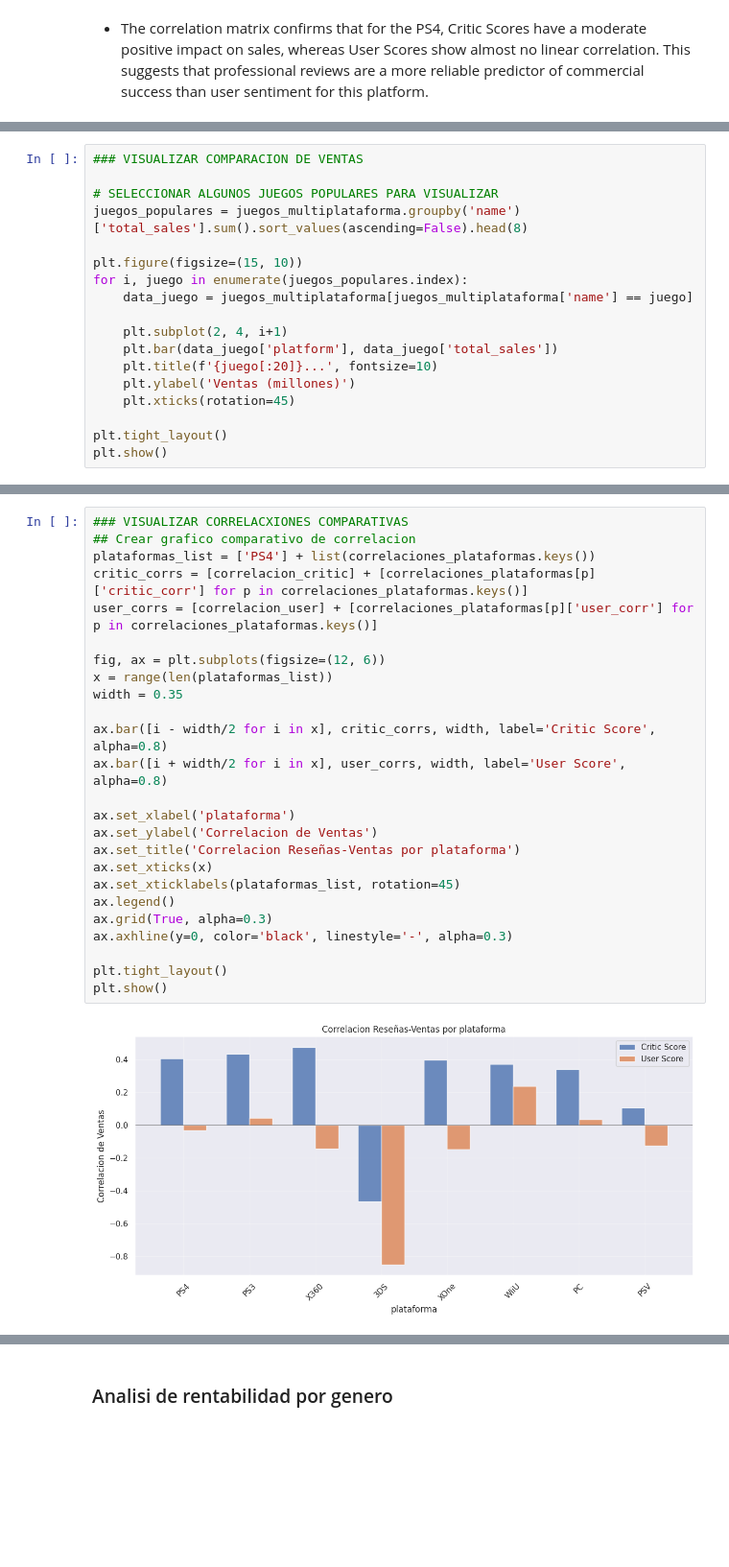
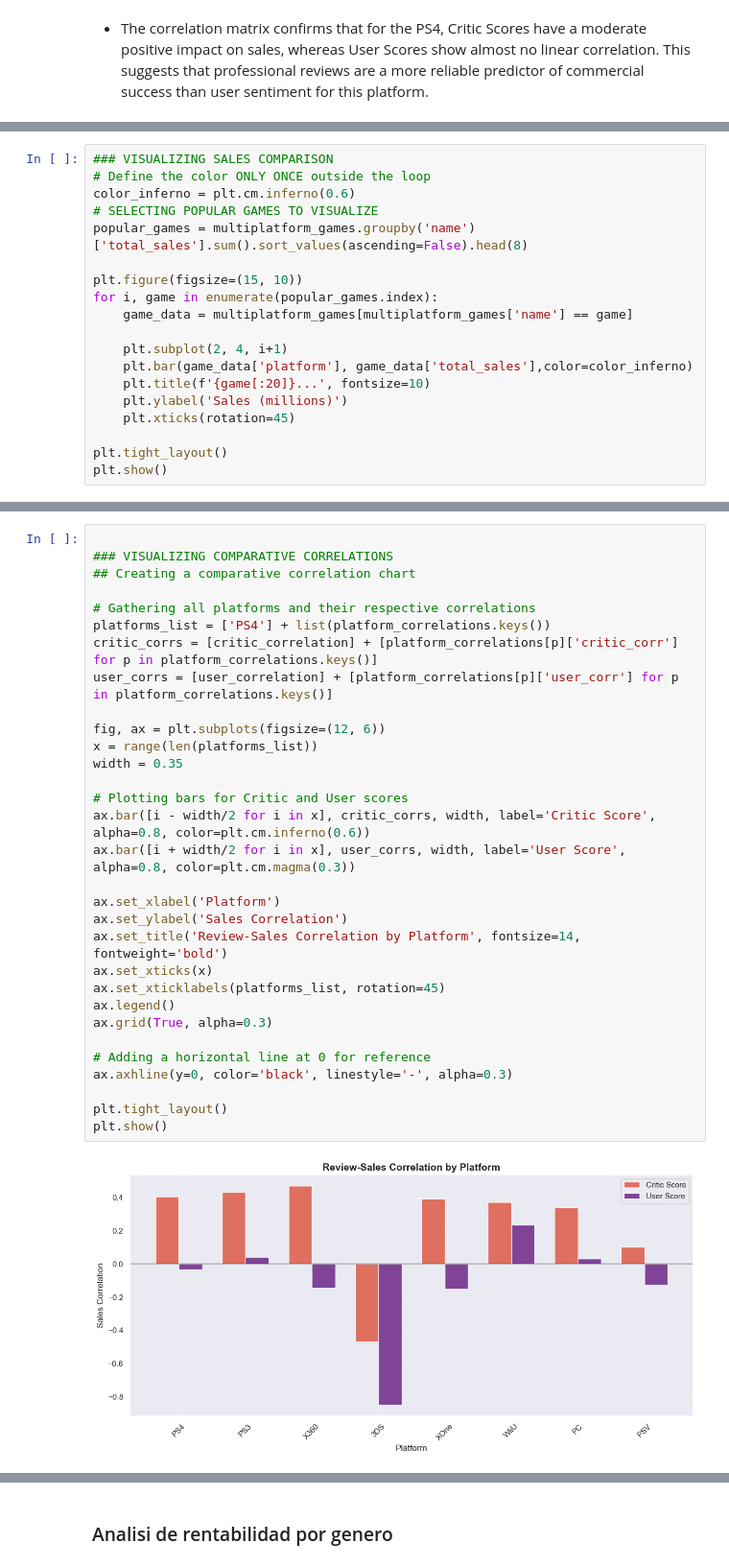
Before and after one commit to juliethrodri24-web/analisis_ventas_videojuegos_tienda, a Jupyter notebook: notebook.ipynb, the cells around one changed output, grey strips where cells are left out. Shown at 96% size. Saved outputs shown, nothing was run; the diff lists cells and outputs as text; blank space fills up the shorter version.

```diff
--- a/notebook.ipynb
+++ b/notebook.ipynb
@@ -1102,19 +1104,20 @@ Primeros 10 juegos -ventas por plataforma:
 | Assassin's Creed IV: Black Flag | 0.00 | 0.65 | 3.71 | 2.86 | 0.00 | 0.29 | 3.31 | 2.24 |
 | Assassin's Creed Syndicate | 0.00 | 0.22 | 0.00 | 3.39 | 0.00 | 0.00 | 0.00 | 1.29 |
 # %%
-### VISUALIZAR COMPARACION DE VENTAS
-
-# SELECCIONAR ALGUNOS JUEGOS POPULARES PARA VISUALIZAR
-juegos_populares = juegos_multiplataforma.groupby('name')['total_sales'].sum().sort_values(ascending=False).head(8)
+### VISUALIZING SALES COMPARISON
+# Define the color ONLY ONCE outside the loop
+color_inferno = plt.cm.inferno(0.6)
+# SELECTING POPULAR GAMES TO VISUALIZE
+popular_games = multiplatform_games.groupby('name')['total_sales'].sum().sort_values(ascending=False).head(8)
 
 plt.figure(figsize=(15, 10))
-for i, juego in enumerate(juegos_populares.index):
-    data_juego = juegos_multiplataforma[juegos_multiplataforma['name'] == juego]
+for i, game in enumerate(popular_games.index):
+    game_data = multiplatform_games[multiplatform_games['name'] == game]
 
     plt.subplot(2, 4, i+1)
-    plt.bar(data_juego['platform'], data_juego['total_sales'])
-    plt.title(f'{juego[:20]}...', fontsize=10)
-    plt.ylabel('Ventas (millones)')
+    plt.bar(game_data['platform'], game_data['total_sales'],color=color_inferno)
+    plt.title(f'{game[:20]}...', fontsize=10)
+    plt.ylabel('Sales (millions)')
     plt.xticks(rotation=45)
 
 plt.tight_layout()
@@ -1177,27 +1177,33 @@ PSV            | 0.104   | -0.127         | 22
 # %%
-### VISUALIZAR CORRELACXIONES COMPARATIVAS
-## Crear grafico comparativo de correlacion
-plataformas_list = ['PS4'] + list(correlaciones_plataformas.keys())
-critic_corrs = [correlacion_critic] + [correlaciones_plataformas[p]['critic_corr'] for p in correlaciones_plataformas.keys()]
-user_corrs = [correlacion_user] + [correlaciones_plataformas[p]['user_corr'] for p in correlaciones_plataformas.keys()]
+
+### VISUALIZING COMPARATIVE CORRELATIONS
+## Creating a comparative correlation chart
+
+# Gathering all platforms and their respective correlations
+platforms_list = ['PS4'] + list(platform_correlations.keys())
+critic_corrs = [critic_correlation] + [platform_correlations[p]['critic_corr'] for p in platform_correlations.keys()]
+user_corrs = [user_correlation] + [platform_correlations[p]['user_corr'] for p in platform_correlations.keys()]
 
 fig, ax = plt.subplots(figsize=(12, 6))
-x = range(len(plataformas_list))
+x = range(len(platforms_list))
 width = 0.35
 
-ax.bar([i - width/2 for i in x], critic_corrs, width, label='Critic Score', alpha=0.8)
-ax.bar([i + width/2 for i in x], user_corrs, width, label='User Score', alpha=0.8)
+# Plotting bars for Critic and User scores
+ax.bar([i - width/2 for i in x], critic_corrs, width, label='Critic Score', alpha=0.8, color=plt.cm.inferno(0.6))
+ax.bar([i + width/2 for i in x], user_corrs, width, label='User Score', alpha=0.8, color=plt.cm.magma(0.3))
 
-ax.set_xlabel('plataforma')
-ax.set_ylabel('Correlacion de Ventas')
-ax.set_title('Correlacion Reseñas-Ventas por plataforma')
+ax.set_xlabel('Platform')
+ax.set_ylabel('Sales Correlation')
+ax.set_title('Review-Sales Correlation by Platform', fontsize=14, fontweight='bold')
 ax.set_xticks(x)
-ax.set_xticklabels(plataformas_list, rotation=45)
+ax.set_xticklabels(platforms_list, rotation=45)
 ax.legend()
 ax.grid(True, alpha=0.3)
+
+# Adding a horizontal line at 0 for reference
 ax.axhline(y=0, color='black', linestyle='-', alpha=0.3)
 
 plt.tight_layout()
 plt.show()
 # %% [output]
-[figure, old version]
+[figure, new version]
```
Also changed, not shown: parts of 8 cells of this notebook.
